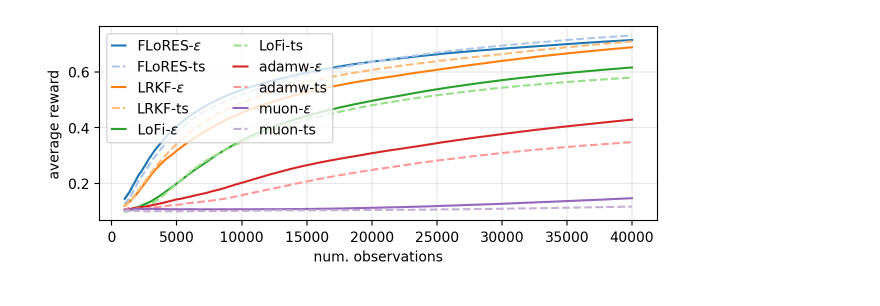
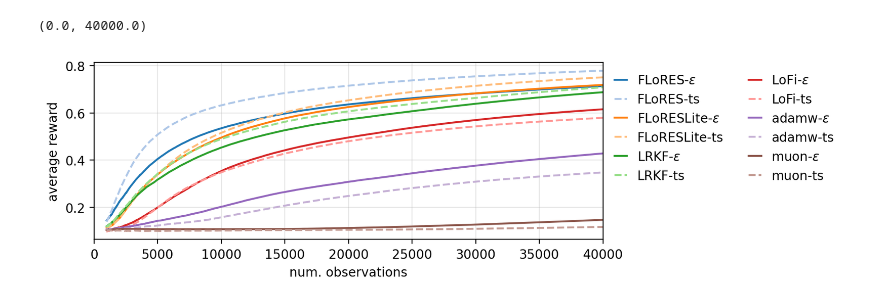
Before and after one commit to gerdm/low-rank-last-layer-inference, a Jupyter notebook: experiments/mnist-bandit-analysis.ipynb, the cells around one changed output. Cells and saved outputs as stored; diff of their text form; code cells hidden in the pictures.

```diff
--- a/experiments/mnist-bandit-analysis.ipynb
+++ b/experiments/mnist-bandit-analysis.ipynb
@@ -32,6 +34,8 @@ def plot_rewards(rewards, hatch, color, **kwargs):
 
     median.plot(color=color, **kwargs)
     # plt.fill_between(median.index, lbound, ubound, alpha=0.2, color=color, hatch=hatch)
+# %%
+agents = ["LRKF", "FLoRES", "FLoRESLite", "adamw", "LoFi", "muon"]
 # %%
 ls output/
 # %% [output]
@@ -45,3 +50,6 @@ LRKF_ts.pkl                adamw_eps_5_20250421.pkl
+# %%
+date1 = "20250421"
+date2 = "20250422"
 # %%
 %%time
 fig, ax = plt.subplots(figsize=(7.2, 4.2 * 0.6))
@@ -51,8 +59,12 @@ res_methods = {}
 colors = sns.color_palette("tab20")
 hatches = ["x", "o"]
 for i, agent in enumerate(sorted(agents)):
-    agent_path_eps = f"./output/{agent}_eps_5_20250421.pkl"
-    agent_path_ts = f"./output/{agent}_ts_20250421.pkl"
+    date = date2 if (agent == "FLoRES") or (agent == "FLoRESLite") else date1
+    agent_path_eps = f"./output/{agent}_eps_5_{date}.pkl"
+    agent_path_ts = f"./output/{agent}_ts_{date}.pkl"
+
+    # agent_path_eps = f"./output/{agent}_eps_5.pkl"
+    # agent_path_ts = f"./output/{agent}_ts.pkl"
 
     res = pd.read_pickle(agent_path_eps)
     plot_rewards(
@@ -76,9 +88,10 @@ for i, agent in enumerate(sorted(agents)):
         "time": res["time"],
     }
 
-plt.legend(ncol=2, handlelength=1)
+plt.legend(ncol=2, handlelength=1, bbox_to_anchor=(1,1), frameon=False)
 plt.xlabel("num. observations")
 plt.ylabel("average reward")
 plt.grid(alpha=0.3)
-plt.savefig("../figures/mnist-bandit-reward.png", dpi=300, bbox_inches="tight")
+plt.xlim(0, 40_000)
+# plt.savefig("../figures/mnist-bandit-reward.png", dpi=300, bbox_inches="tight")
 # %% [output]
@@ -87,2 +100,3 @@ Wall time: 1.6 s
+(0.0, 40000.0)
-[figure, old version]
+[figure, new version]
 # %%
```
Also changed, not shown: parts of 6 cells of this notebook, 4 other files.
